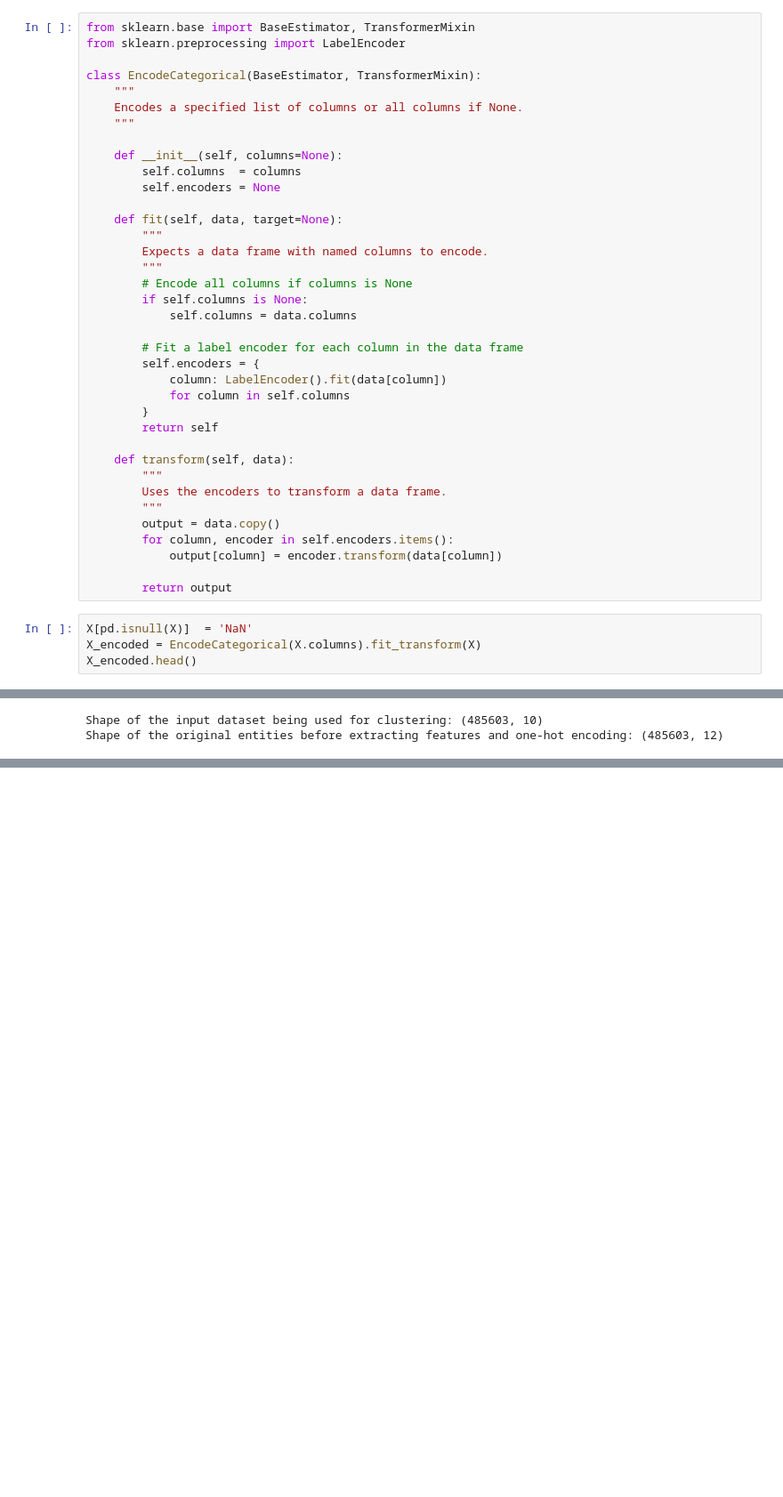
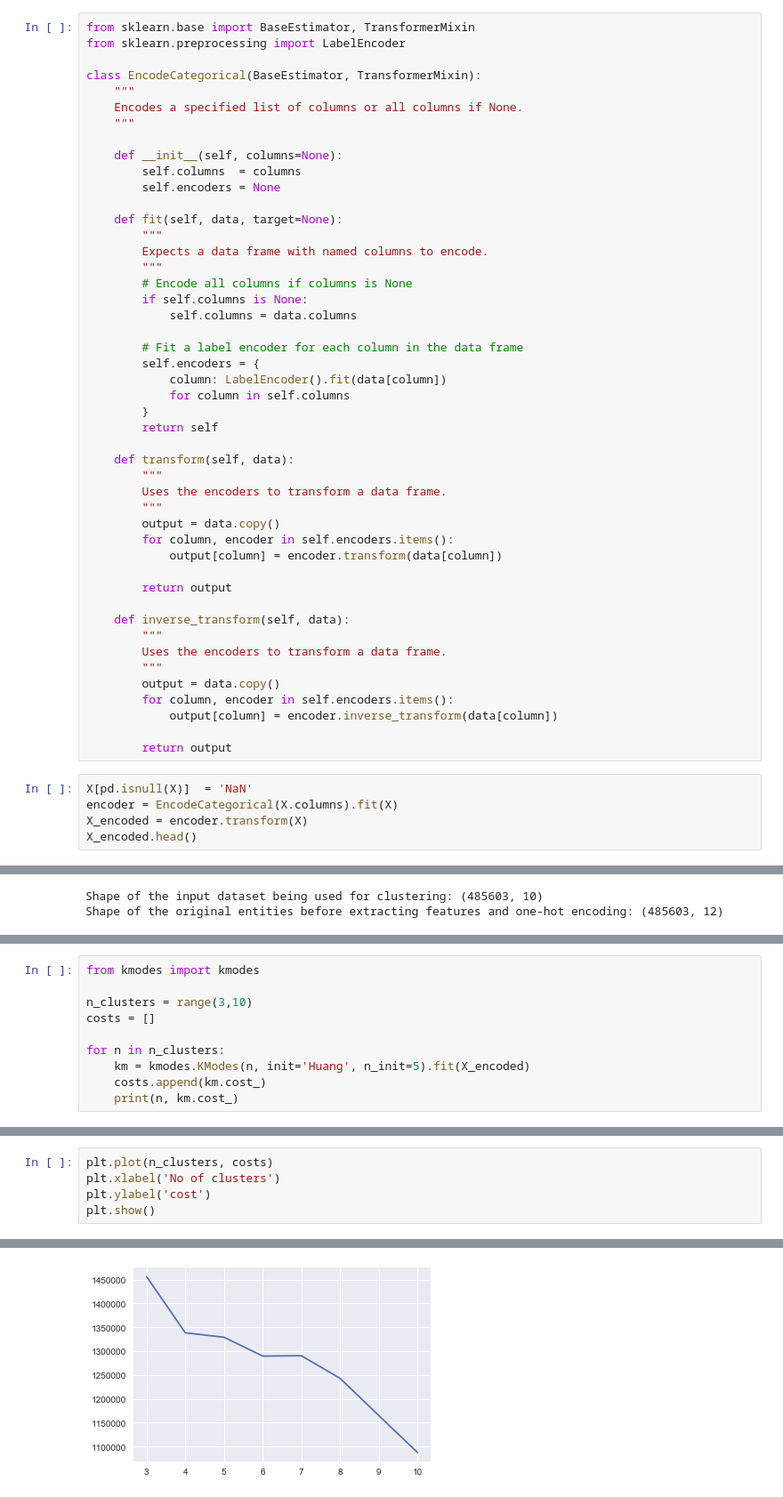
Before and after one commit to DaveDCGIS/panama-papers, a Jupyter notebook: PanamaPapersAnalysis.ipynb, the cells around one changed output, grey strips where cells are left out. Shown: that part at 89% size. Saved outputs shown, nothing was run; the diff lists cells and outputs as text; blank space fills up the shorter version.

```diff
--- a/PanamaPapersAnalysis.ipynb
+++ b/PanamaPapersAnalysis.ipynb
@@ -219,9 +219,20 @@ class EncodeCategorical(BaseEstimator, TransformerMixin):
             output[column] = encoder.transform(data[column])
 
         return output
+
+    def inverse_transform(self, data):
+        """
+        Uses the encoders to transform a data frame.
+        """
+        output = data.copy()
+        for column, encoder in self.encoders.items():
+            output[column] = encoder.inverse_transform(data[column])
+
+        return output
 # %%
 X[pd.isnull(X)]  = 'NaN'
-X_encoded = EncodeCategorical(X.columns).fit_transform(X)
+encoder = EncodeCategorical(X.columns).fit(X)
+X_encoded = encoder.transform(X)
 X_encoded.head()
 # %% [output]
 |  | jurisdiction | company_type | status | service_provider | country_codes | note | valid_until | sourceID | ... |
@@ -243,2 +254,12 @@ Shape of the original entities before extracting features and one-hot encoding:
 
 #### https://stackoverflow.com/questions/41827660/reveal-k-modes-cluster-features
+# %%
+from kmodes import kmodes
+
+n_clusters = range(3,10)
+costs = []
+
+for n in n_clusters:
+    km = kmodes.KModes(n, init='Huang', n_init=5).fit(X_encoded)
+    costs.append(km.cost_)
+    print(n, km.cost_)
@@ -244,0 +275,6 @@ Shape of the original entities before extracting features and one-hot encoding:
+# %%
+plt.plot(n_clusters, costs)
+plt.xlabel('No of clusters')
+plt.ylabel('cost')
+plt.show()
+# %% [output]
@@ -244,0 +282 @@ Shape of the original entities before extracting features and one-hot encoding:
+[figure, added]
```
Also changed, not shown: parts of 8 cells of this notebook.
